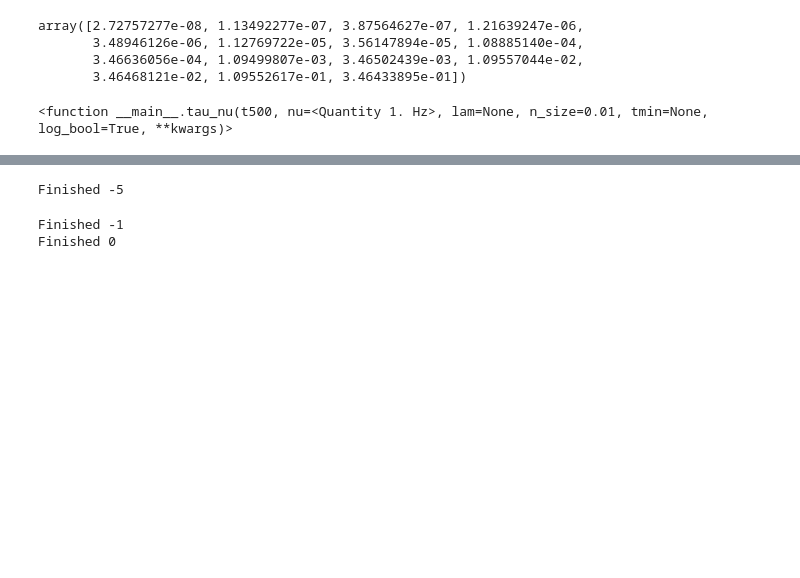
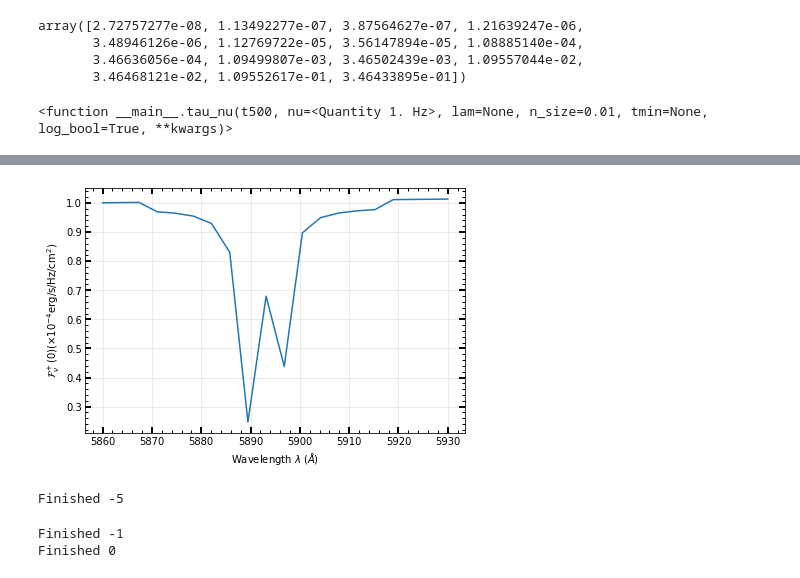
Before and after one commit to kyleneumann/Astro530, a Jupyter notebook: hw11.ipynb, the cells around one changed output, grey strips where cells are left out. Drawn from its saved outputs; the diff is of its cells as text; code cells hidden in the pictures; blank space fills up the shorter version.

```diff
--- a/hw11.ipynb
+++ b/hw11.ipynb
@@ -462,0 +462,2 @@ def emergent_flux_tau(wavelength = 5000*u.AA,tmax = 100, n_size = 1e-1,):
+# %%
+Planck = astro530.Planck
@@ -463,3 +561,33 @@ def emergent_flux_tau(wavelength = 5000*u.AA,tmax = 100, n_size = 1e-1,):
+# %%
+#plt.plot(wavel_arr,F)
+
+fig, ax = plt.subplots(figsize = (6,4), nrows = 1, ncols = 1)
+fig.tight_layout(h_pad=-.5)
+
+
+ax.yaxis.set_ticks_position('both')
+ax.xaxis.set_ticks_position('both')
+ax.minorticks_on()
+ax.grid(True,alpha=.3)
+
+ax.tick_params(direction='in', axis='both',which='minor',length=3,width=1)#,labelsize=8)
+ax.tick_params(direction='in',axis='both',which='major',length=6,width=2)#,labelsize=8)
+
+#ax.set_xscale("log")
+#ax.set_yscale("log")
+
+ax.plot(wavel_arr,F*10000,label=r"log$\tau_{500}$ = "+str(tau_int[0]))
+
+ax.set_ylabel(r"$\mathcal{F}^+_\nu(0) (\times 10^{-4} \mathrm{erg/s/Hz/cm}^2)$")
+ax.set_xlabel(r"Wavelength $\lambda$ ($\AA$)")
+
+#ax.legend()
+
+output_file = "plots/22c.pdf"
+
+fig.savefig(output_file,bbox_inches='tight')
+# %% [output]
+[figure, added]
 # %%
 def emergent_flux_tau(tau_arr,tmin = 1e-8,tmax = 100, n_size = 1e-5,Teff = 5000*u.K, wavelength = 5000*u.AA):
     wavelength = np.mean(wavelength)
```
Also changed, not shown: parts of 10 cells of this notebook, 3 other files.
